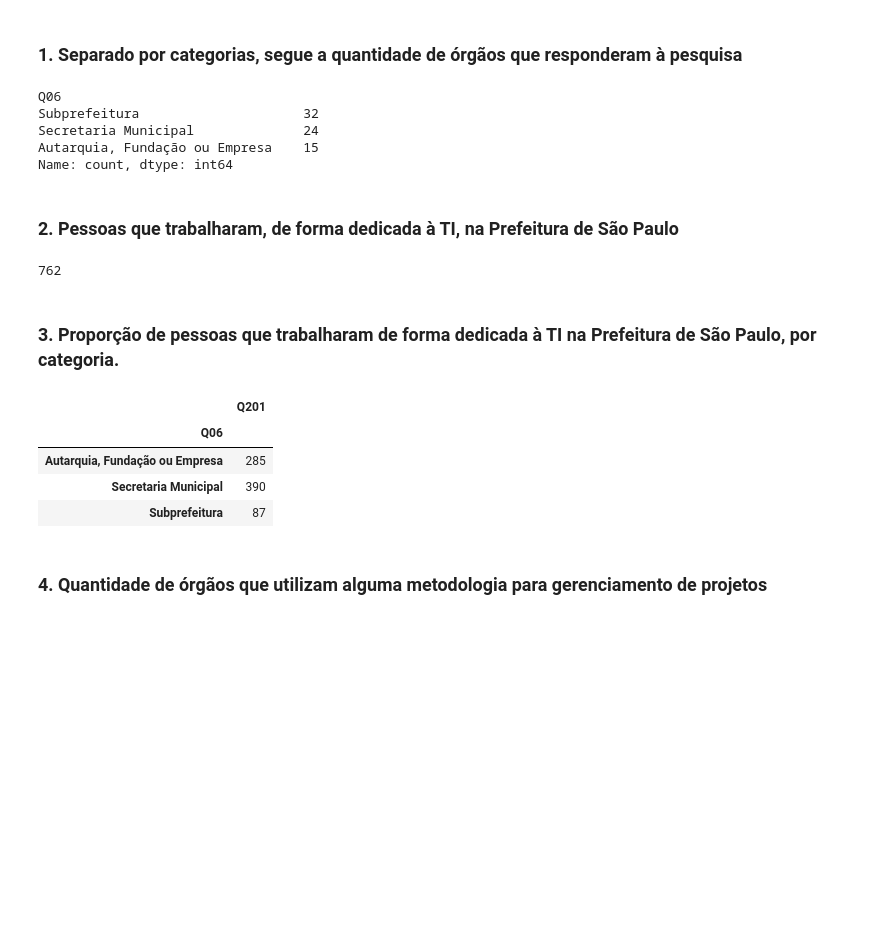
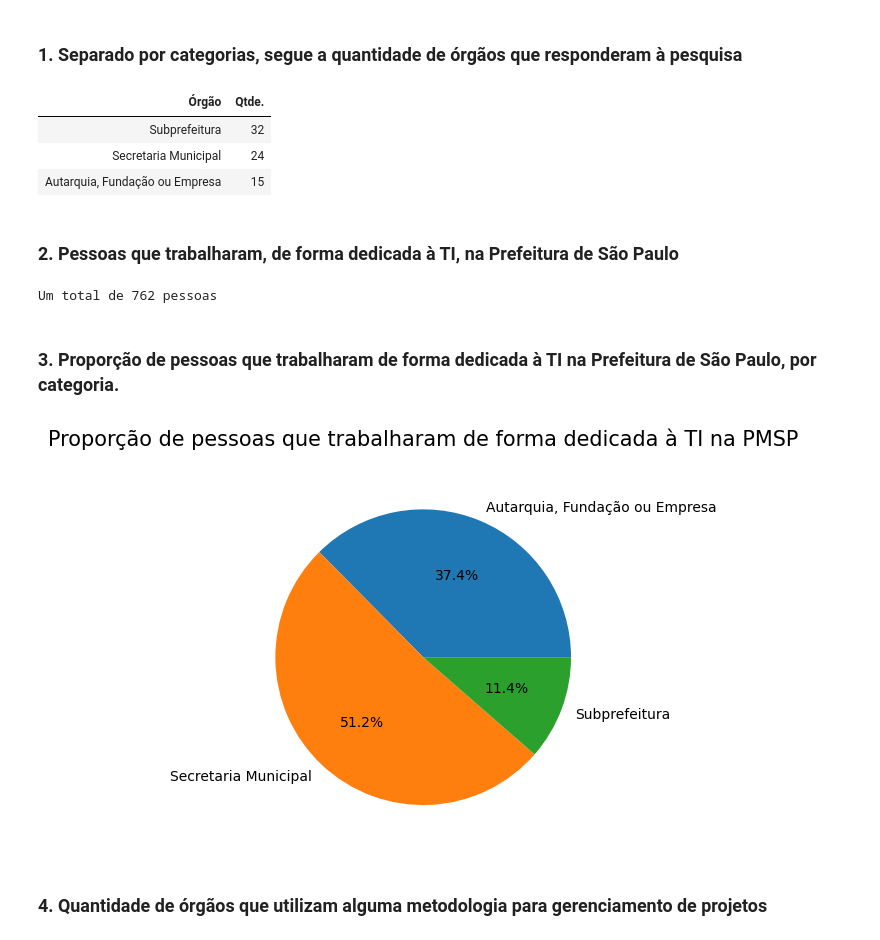
Before and after one commit to ihaveonesun/s_analysis_2K24, a Jupyter notebook: data_analysis.ipynb, the cells around one changed output. Saved outputs shown, nothing was run; the diff lists cells and outputs as text; code cells hidden in the pictures; blank space fills up the shorter version.

Commit message:
feat: better question anwsers visualizations and two graphics

```diff
--- a/data_analysis.ipynb
+++ b/data_analysis.ipynb
@@ -6,32 +8,38 @@ dados = pd.read_csv('diagnostico-tic-prefeitura-sp-2020.csv', sep=';', encoding=
 #### <font color=green> Obs: visualizações serão implementadas posteriormente</font>
 # %% [markdown]
 ### 1. Separado por categorias, segue a quantidade de órgãos que responderam à pesquisa
-# %%
-quantidades = dados['Q06'].value_counts()
-print(quantidades)
-# %% [output]
-Q06
-Subprefeitura                     32
-Secretaria Municipal              24
-Autarquia, Fundação ou Empresa    15
-Name: count, dtype: int64
+# %%
+def set_style_df(df):
+    return df.style.set_properties(**{'text-align': 'left'}).hide()
+
+def set_style_df2(df):
+    df = set_style_df(df)
+    return df.set_table_styles([dict(selector='th', props=[('text-align', 'left')])])
+# %%
+quantidades = dict(dados['Q06'].value_counts())
+set_style_df2(pd.DataFrame(quantidades.items(), columns=['Órgão', 'Qtde.']))
+# %% [output]
+| Órgão | Qtde. |
+| Subprefeitura | 32 |
+| Secretaria Municipal | 24 |
+| Autarquia, Fundação ou Empresa | 15 |
 # %% [markdown]
 ### 2. Pessoas que trabalharam, de forma dedicada à TI, na Prefeitura de São Paulo
 # %%
-dados['Q201'].sum()
+print('Um total de {} pessoas'.format(dados['Q201'].sum()))
 # %% [output]
-762
+Um total de 762 pessoas
 # %% [markdown]
 ### 3. Proporção de pessoas que trabalharam de forma dedicada à TI na Prefeitura de São Paulo, por categoria.
-# %%
-sub_df = dados[['Q201', 'Q06']].groupby('Q06').sum()
-sub_df
-# %% [output]
-|  | Q201 |
-| Q06 |  |
-| Autarquia, Fundação ou Empresa | 285 |
-| Secretaria Municipal | 390 |
-| Subprefeitura | 87 |
+# %%
+sub_df = pd.DataFrame(dados[['Q201', 'Q06']].groupby('Q06').sum())
+
+plt.pie(sub_df['Q201'], labels=sub_df.index, autopct = '%.1f%%',)
+plt.title('Proporção de pessoas que trabalharam de forma dedicada à TI na PMSP',
+          fontsize=15, pad=20)
+plt.show()
+# %% [output]
+[figure, added]
 # %% [markdown]
 ### 4. Quantidade de órgãos que utilizam alguma metodologia para gerenciamento de projetos
 # %%
```
Also changed, not shown: parts of 6 cells of this notebook.
